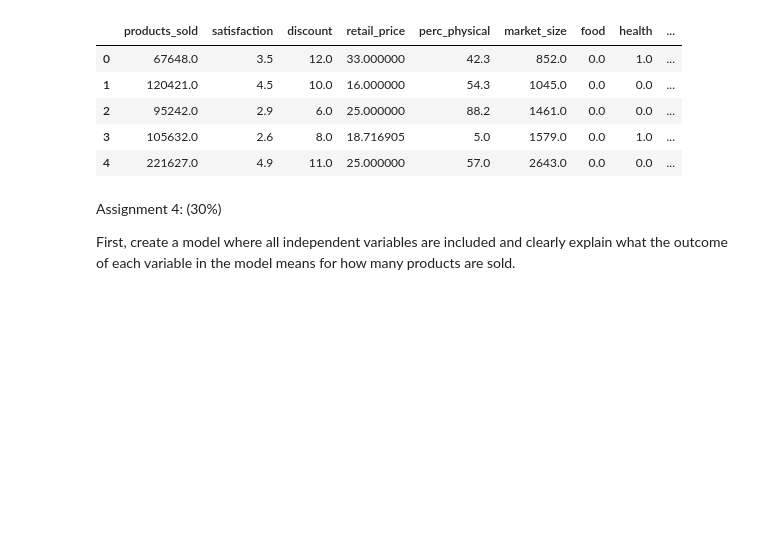
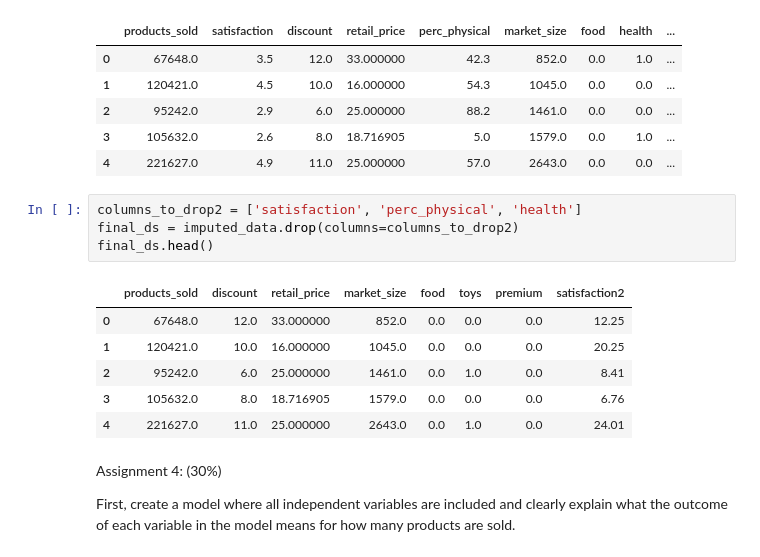
Before and after one commit to martijnvdw2002/modellingassignment, a Jupyter notebook: assignment.ipynb, the cells around one changed output. Cells and saved outputs as stored; diff of their text form; blank space fills up the shorter version.

Commit message:
finaly

```diff
--- a/assignment.ipynb
+++ b/assignment.ipynb
@@ -402,6 +400,17 @@ imputed_data.head()
 | 2 | 95242.0 | 2.9 | 6.0 | 25.000000 | 88.2 | 1461.0 | 0.0 | 0.0 | ... |
 | 3 | 105632.0 | 2.6 | 8.0 | 18.716905 | 5.0 | 1579.0 | 0.0 | 1.0 | ... |
 | 4 | 221627.0 | 4.9 | 11.0 | 25.000000 | 57.0 | 2643.0 | 0.0 | 0.0 | ... |
+# %%
+columns_to_drop2 = ['satisfaction', 'perc_physical', 'health']
+final_ds = imputed_data.drop(columns=columns_to_drop2)
+final_ds.head()
+# %% [output]
+|  | products_sold | discount | retail_price | market_size | food | toys | premium | satisfaction2 |
+| 0 | 67648.0 | 12.0 | 33.000000 | 852.0 | 0.0 | 0.0 | 0.0 | 12.25 |
+| 1 | 120421.0 | 10.0 | 16.000000 | 1045.0 | 0.0 | 0.0 | 0.0 | 20.25 |
+| 2 | 95242.0 | 6.0 | 25.000000 | 1461.0 | 0.0 | 1.0 | 0.0 | 8.41 |
+| 3 | 105632.0 | 8.0 | 18.716905 | 1579.0 | 0.0 | 0.0 | 0.0 | 6.76 |
+| 4 | 221627.0 | 11.0 | 25.000000 | 2643.0 | 0.0 | 1.0 | 0.0 | 24.01 |
 # %% [markdown]
 Assignment 4: (30%)
 
```
Also changed, not shown: parts of 17 cells of this notebook.
